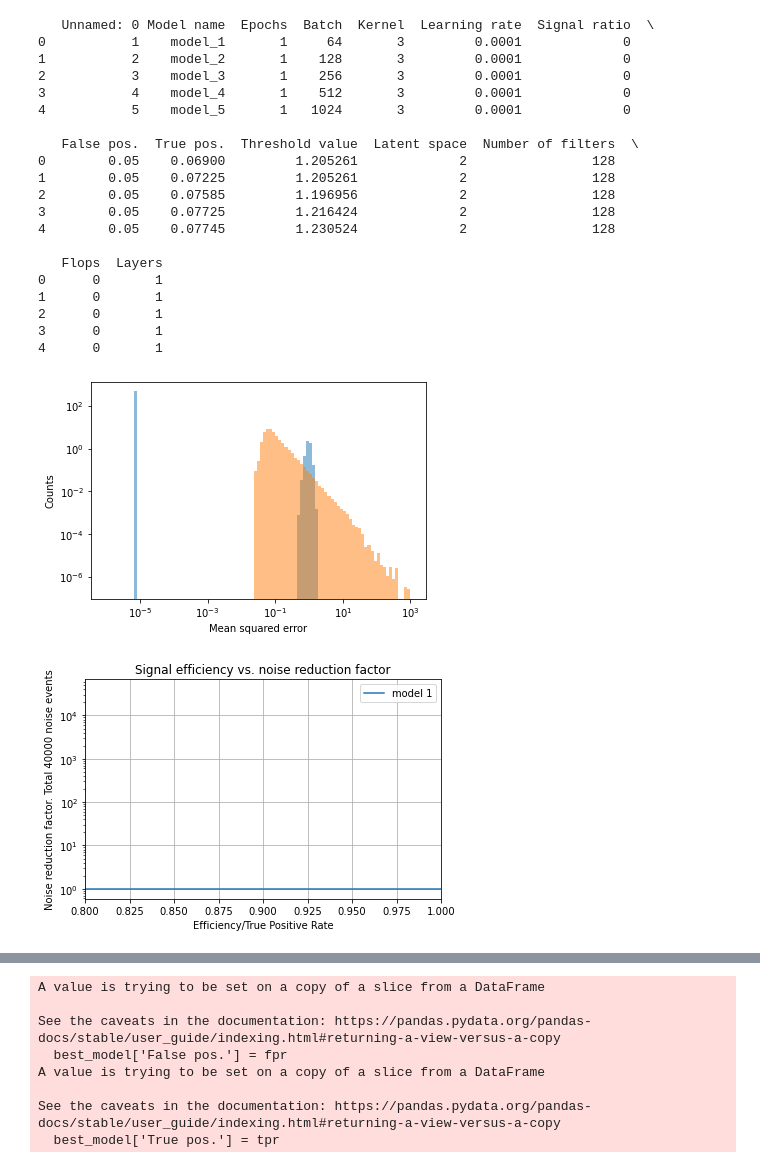
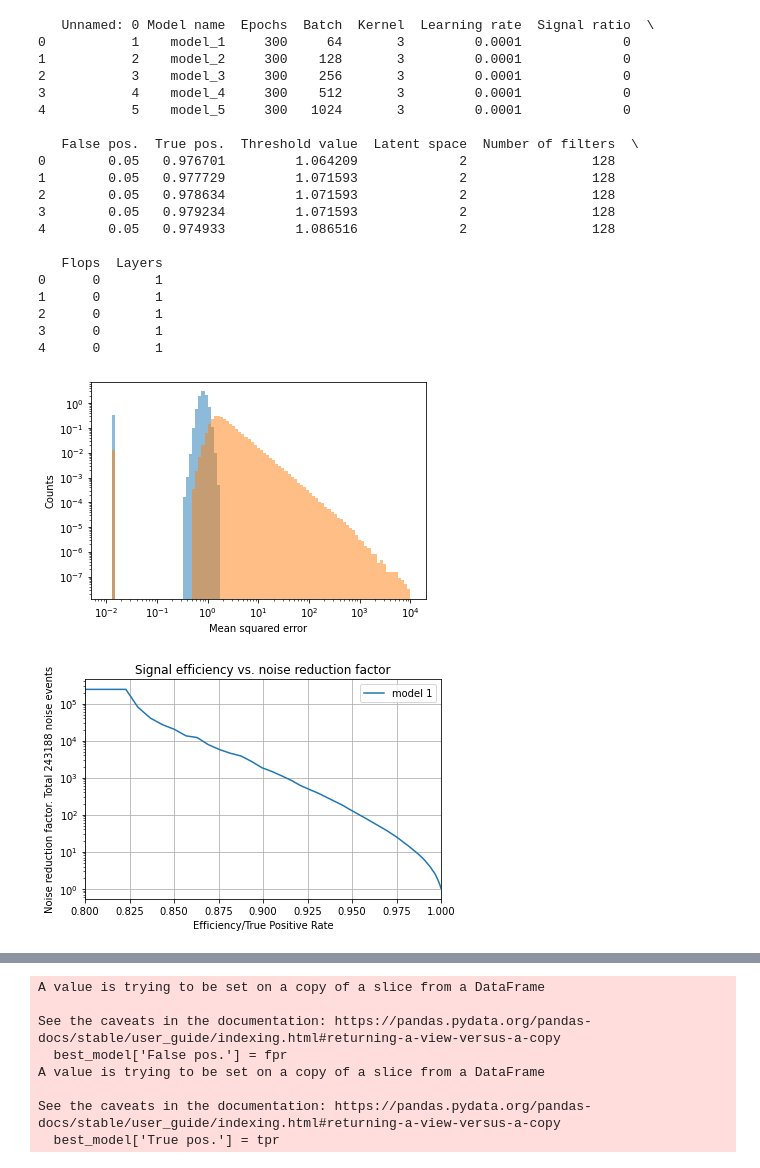
Before and after one commit to HansAlin/Autoencoder, a Jupyter notebook: Autoencoder_noise_rejection_CNN.ipynb, the cells around one changed output, grey strips where cells are left out. Saved outputs shown, nothing was run; the diff lists cells and outputs as text; code cells hidden in the pictures.

```diff
--- a/Autoencoder_noise_rejection_CNN.ipynb
+++ b/Autoencoder_noise_rejection_CNN.ipynb
@@ -20,16 +20,17 @@ from tensorflow.keras.layers import Dense, Dropout, Flatten, Reshape, GlobalAver
 from tensorflow.keras.layers import Conv2D, MaxPooling2D, Conv1D, MaxPooling1D, UpSampling1D
 #from keras_flops import get_flops
 # %%
-def normalizing_data(data):
+def normalizing_data(signal, noise):
   """
     This function normalize the data using mean and standard
     deviation from noise data
   """
-  std = np.std(data)
-  mean = np.mean(data)
-  normalized_data = (data - mean)/std
+  std = np.std(noise)
+  mean = np.mean(noise)
+  normalized_noise = (noise - mean)/std
+  normalized_signal = (signal - mean)/std
 
-  return normalized_data, std, mean
+  return normalized_noise, normalized_signal, std, mean
 # %%
 def unnormalizing_data(normalized_data, std, mean):
   data = normalized_data*std + mean
@@ -58,8 +59,7 @@ def load_data(all_signals=True):
   signal = np.vstack((signal,np.load("/home/halin/Autoencoder/Data/trimmed100_data_signal_3.6SNR_1ch_0001.npy")))
   n_classes = 2
 
-  signal, std, mean = normalizing_data(signal)
-  noise, std, mean = normalizing_data(noise)
+  noise, signal, std, mean = normalizing_data(signal, noise)
 
   shuffle = np.arange(noise.shape[0], dtype=np.int)
   np.random.shuffle(shuffle)
@@ -73,13 +73,14 @@ def load_data(all_signals=True):
     number_of_test_samples = len(signal)
   else:
     number_of_test_samples = 20000
-    signal = signal[number_of_test_samples:]
-    noise = noise[number_of_test_samples:]
+
+
 
   signal_test = signal[:number_of_test_samples]
   noise_test = noise[:number_of_test_samples*2]
 
-
+  signal = signal[number_of_test_samples:]
+  noise = noise[number_of_test_samples*2:]
 
   x_test = np.vstack((noise_test, signal_test))
   x_test = np.expand_dims(x_test, axis=-1)
@@ -507,7 +508,7 @@ def find_best_model(path,fpr):
   best_model['True pos.'] = tpr
   print(best_model)
 # %%
-def noise_reduction_curve_multi_models(models, path, fpr, plot=True):
+def noise_reduction_curve_multi_models(models, path, fpr, plot=True, x_low_lim=0.8):
   """
     This function takes signal and noise loss as arguments. They are
     arrays from mse calculating.
@@ -516,6 +517,7 @@ def noise_reduction_curve_multi_models(models, path, fpr, plot=True):
       models: a list of keras models
       path: where the plots saves
       fpr: False Positive Rate
+      x_low_lim: limit for lowest x value on plot (highest=1)
     Returns:
       thershold: value for a specific False Positive Ratio fpr for best model
       tpr: True positive ratio for best model
@@ -588,7 +590,7 @@ def noise_reduction_curve_multi_models(models, path, fpr, plot=True):
     plt.xlabel('Efficiency/True Positive Rate')
     plt.title('Signal efficiency vs. noise reduction factor')
     plt.semilogy(True)
-    plt.xlim(0.8,1)
+    plt.xlim(x_low_lim,1)
     plt.grid()
     if len(models) > 1:
       path = path + '/Signal_efficiency_vs_noise_reduction_factor_all_models.png'
@@ -634,21 +636,21 @@ def load_models(path, number_of_models):
   return models
 # %%
 # Hyper parameters
-batches = [64,128,256,512, 1024]
+batches = [64,128,256,512,1024]
 learning_rates = [0.0001]
 signal_ratios = [0]
 kernels = [3]
 latent_spaces = [2]
 number_of_filters = [128]
 layers = [1]
-epochs = 1
+epochs = 300
 
 model_number = 1
-test_run = True
-all_signals = False
+test_run = False
+all_signals = True
 plot =True
 fpr = 0.05
-verbose = 1
+verbose = 0
 
 x_test, y_test, smask_test, signal, noise, std, mean = load_data(all_signals=all_signals)
 results = pd.DataFrame(columns=[ 'Model name', 'Epochs', 'Batch', 'Kernel', 'Learning rate', 'Signal ratio', 'False pos.', 'True pos.', 'Threshold value', 'Latent space', 'Number of filters', 'Flops', 'Layers'])
@@ -686,27 +750,27 @@ results.to_csv(path + '/results.csv')
 # %%
 find_best_model(path,  fpr=0.05)
-models = load_models(path, 3)
-_ = noise_reduction_curve_multi_models(models,path, 0.05)
+models = load_models(path, 5)
+_ = noise_reduction_curve_multi_models(models,path, 0.05, x_low_lim=0.8)
 # %% [output]
    Unnamed: 0 Model name  Epochs  Batch  Kernel  Learning rate  Signal ratio  \
-0           1    model_1       1     64       3         0.0001             0
-1           2    model_2       1    128       3         0.0001             0
-2           3    model_3       1    256       3         0.0001             0
-3           4    model_4       1    512       3         0.0001             0
-4           5    model_5       1   1024       3         0.0001             0
+0           1    model_1     300     64       3         0.0001             0
+1           2    model_2     300    128       3         0.0001             0
+2           3    model_3     300    256       3         0.0001             0
+3           4    model_4     300    512       3         0.0001             0
+4           5    model_5     300   1024       3         0.0001             0
 
    False pos.  True pos.  Threshold value  Latent space  Number of filters  \
-0        0.05    0.06900         1.205261             2                128
-1        0.05    0.07225         1.205261             2                128
-2        0.05    0.07585         1.196956             2                128
-3        0.05    0.07725         1.216424             2                128
-4        0.05    0.07745         1.230524             2                128
+0        0.05   0.976701         1.064209             2                128
+1        0.05   0.977729         1.071593             2                128
+2        0.05   0.978634         1.071593             2                128
+3        0.05   0.979234         1.071593             2                128
+4        0.05   0.974933         1.086516             2                128
 
    Flops  Layers
 0      0       1
 1      0       1
 2      0       1
 3      0       1
 4      0       1
-[figure, old version]
+[figure, new version]
-[figure, old version]
+[figure, new version]
```
Also changed, not shown: parts of 3 cells of this notebook.
